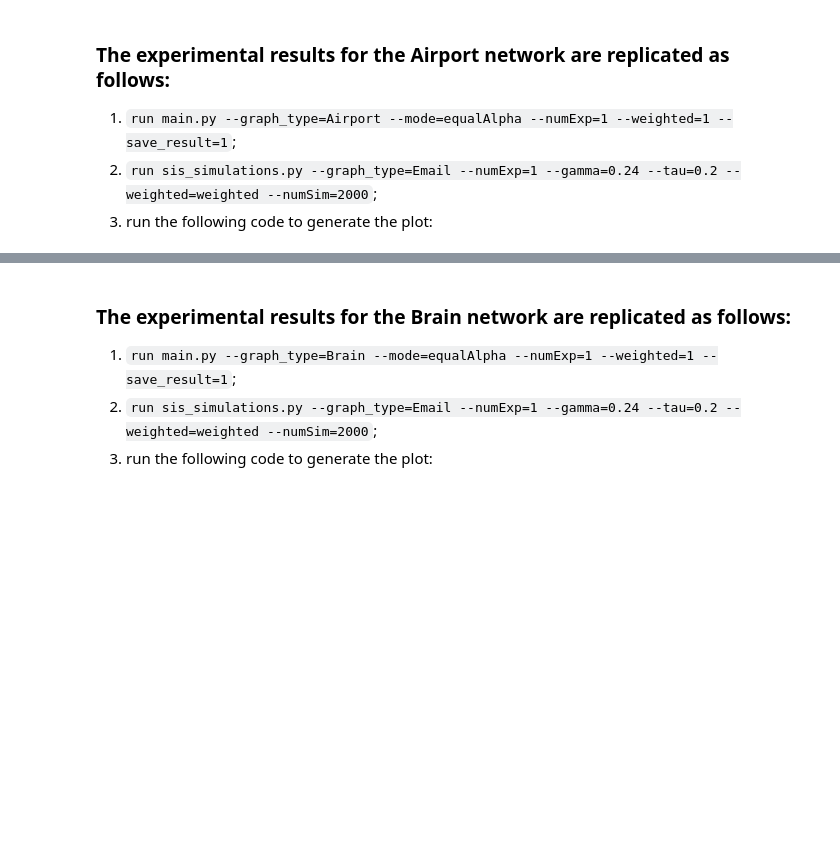
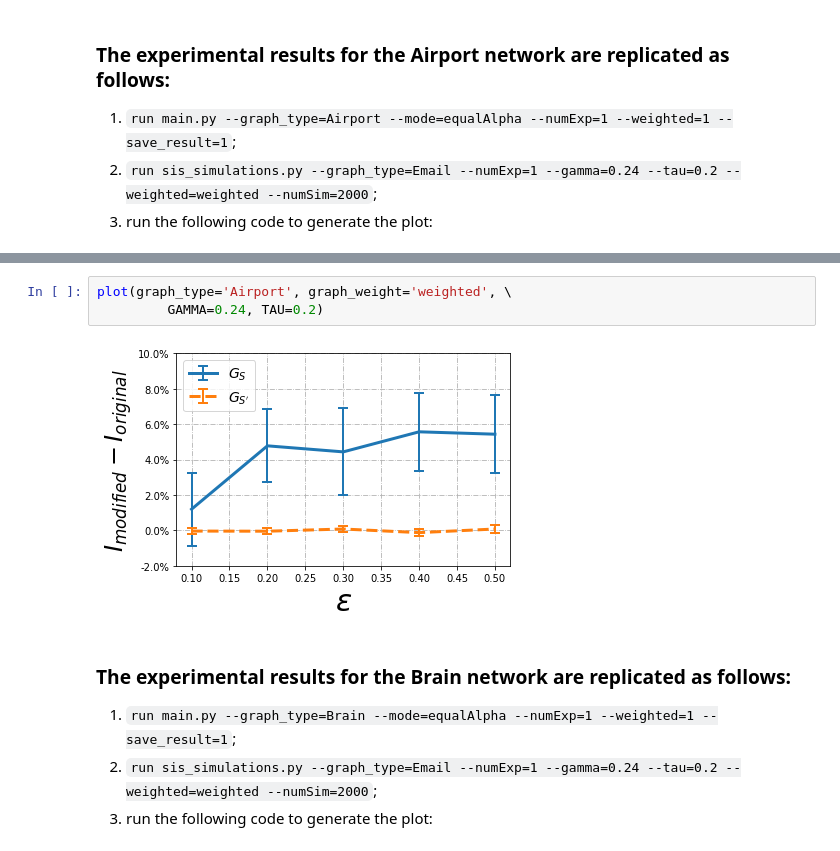
Before and after one commit to marsplus/POTION, a Jupyter notebook: src/exp.ipynb, the cells around one changed output, grey strips where cells are left out. Cells and saved outputs as stored; diff of their text form; blank space fills up the shorter version.

```diff
--- a/src/exp.ipynb
+++ b/src/exp.ipynb
@@ -187,3 +123,8 @@ plt.tight_layout()
+# %%
+plot(graph_type='Airport', graph_weight='weighted', \
+         GAMMA=0.24, TAU=0.2)
+# %% [output]
+[figure, added]
 # %% [markdown]
 ### The experimental results for the Brain network are replicated as follows:
 
```
Also changed, not shown: parts of 9 cells of this notebook, 2 other files.
